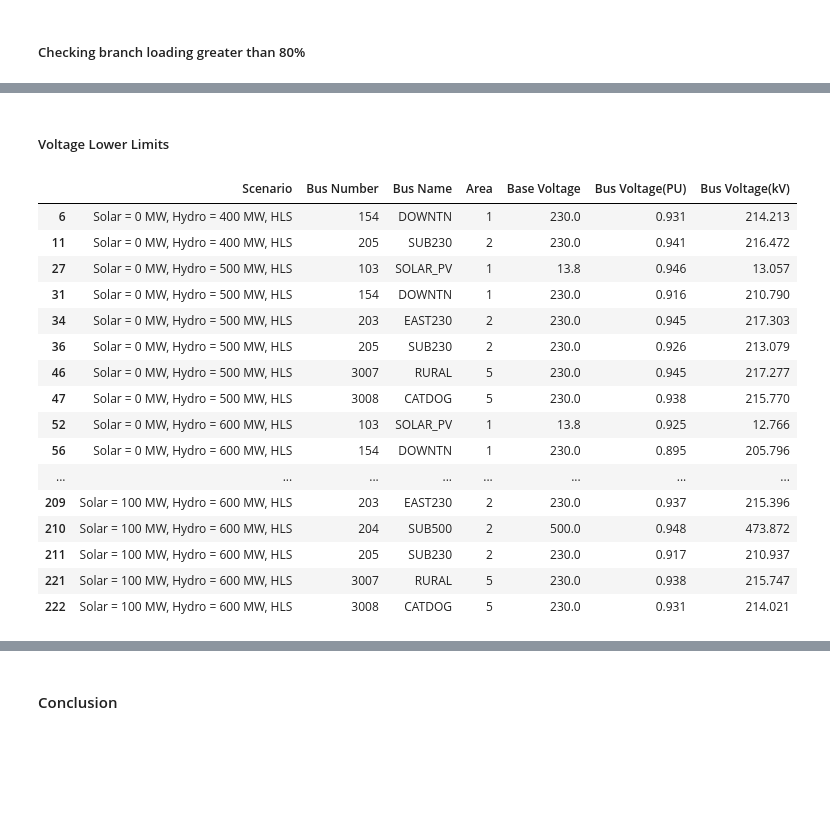
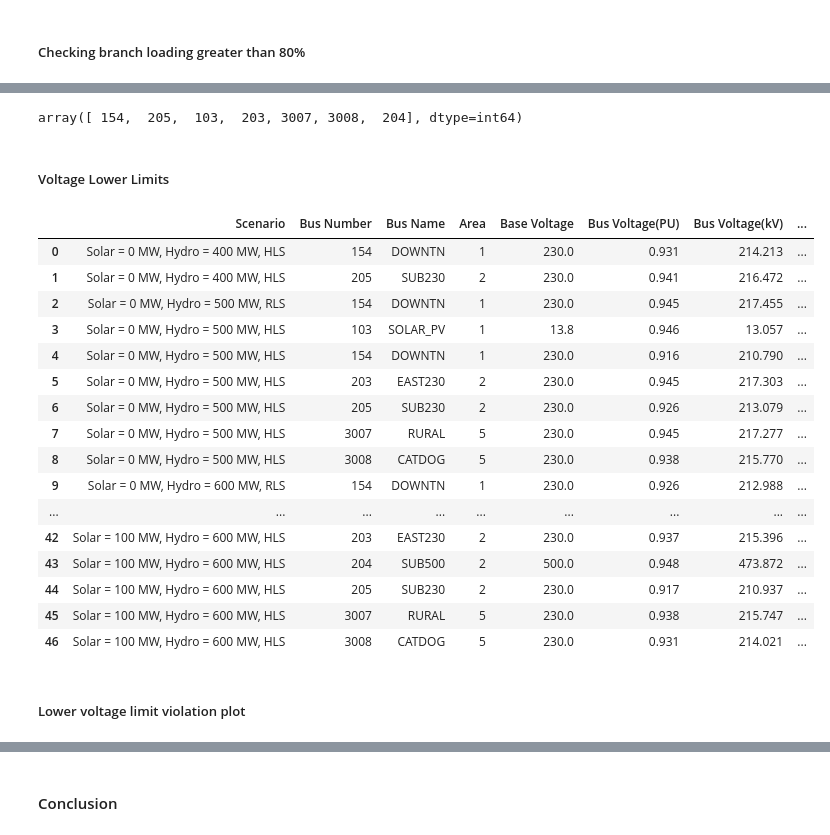
Before and after one commit to jessla89/PSSE-Data-Extraction, a Jupyter notebook: limit_checking_Topology_3.ipynb, the cells around one changed output, grey strips where cells are left out. Saved outputs shown, nothing was run; the diff lists cells and outputs as text; code cells hidden in the pictures; blank space fills up the shorter version.

```diff
--- a/limit_checking_Topology_3.ipynb
+++ b/limit_checking_Topology_3.ipynb
@@ -23,7 +24,7 @@ for gen in list_gens:
             file_csv_out = 'savnw_sol_' + str(gen) +'_hy_' +str(gen_hy) +'_' + str(lsc)+'_l.csv'
             data_load = pd.read_csv(file_csv_out,header=1, skiprows=0)
             # Extracted data contains branch loading from the metered and non-metered ends. The data is filtered to obtain the branch loading from the metered end.
-            data_fil = data_load[data_load['From Bus']!=data_load['Non Metered Bus']].reset_index(drop=True)
+            data_fil = data_load
             data_fil['From Bus V'] = data_fil['From Bus Ext'].str.extract(r'(\d+\.\d+)')
             data_fil['To Bus V'] = data_fil['To Bus Ext'].str.extract(r'(\d+\.\d+)')
             data_fil['Scenario']= 'Solar = ' + str(gen) + ' MW, ' +'Hydro = ' +str(gen_hy) +' MW, ' + lsc.upper()
@@ -134,22 +286,29 @@ data_all_volt[data_all_volt['Bus Voltage(PU)']>1.05].reset_index(drop=True)
+# %%
+data_all_volt[data_all_volt['Bus Voltage(PU)']<0.95].reset_index(drop=True)['Bus Number'].unique()
+# %% [output]
+array([ 154,  205,  103,  203, 3007, 3008,  204], dtype=int64)
 # %% [markdown]
 ##### Voltage Lower Limits
 # %%
-data_all_volt[data_all_volt['Bus Voltage(PU)']<0.95]
+volt_low = data_all_volt[data_all_volt['Bus Voltage(PU)']<0.95].reset_index(drop=True)
+volt_low
 # %% [output]
-|  | Scenario | Bus Number | Bus Name | Area | Base Voltage | Bus Voltage(PU) | Bus Voltage(kV) |
-| 6 | Solar = 0 MW, Hydro = 400 MW, HLS | 154 | DOWNTN | 1 | 230.0 | 0.931 | 214.213 |
-| 11 | Solar = 0 MW, Hydro = 400 MW, HLS | 205 | SUB230 | 2 | 230.0 | 0.941 | 216.472 |
-| 27 | Solar = 0 MW, Hydro = 500 MW, HLS | 103 | SOLAR_PV | 1 | 13.8 | 0.946 | 13.057 |
-| 31 | Solar = 0 MW, Hydro = 500 MW, HLS | 154 | DOWNTN | 1 | 230.0 | 0.916 | 210.790 |
-| 34 | Solar = 0 MW, Hydro = 500 MW, HLS | 203 | EAST230 | 2 | 230.0 | 0.945 | 217.303 |
-| 36 | Solar = 0 MW, Hydro = 500 MW, HLS | 205 | SUB230 | 2 | 230.0 | 0.926 | 213.079 |
-| 46 | Solar = 0 MW, Hydro = 500 MW, HLS | 3007 | RURAL | 5 | 230.0 | 0.945 | 217.277 |
-| 47 | Solar = 0 MW, Hydro = 500 MW, HLS | 3008 | CATDOG | 5 | 230.0 | 0.938 | 215.770 |
-| 52 | Solar = 0 MW, Hydro = 600 MW, HLS | 103 | SOLAR_PV | 1 | 13.8 | 0.925 | 12.766 |
-| 56 | Solar = 0 MW, Hydro = 600 MW, HLS | 154 | DOWNTN | 1 | 230.0 | 0.895 | 205.796 |
-| ... | ... | ... | ... | ... | ... | ... | ... |
-| 209 | Solar = 100 MW, Hydro = 600 MW, HLS | 203 | EAST230 | 2 | 230.0 | 0.937 | 215.396 |
-| 210 | Solar = 100 MW, Hydro = 600 MW, HLS | 204 | SUB500 | 2 | 500.0 | 0.948 | 473.872 |
-| 211 | Solar = 100 MW, Hydro = 600 MW, HLS | 205 | SUB230 | 2 | 230.0 | 0.917 | 210.937 |
-| 221 | Solar = 100 MW, Hydro = 600 MW, HLS | 3007 | RURAL | 5 | 230.0 | 0.938 | 215.747 |
-| 222 | Solar = 100 MW, Hydro = 600 MW, HLS | 3008 | CATDOG | 5 | 230.0 | 0.931 | 214.021 |
+|  | Scenario | Bus Number | Bus Name | Area | Base Voltage | Bus Voltage(PU) | Bus Voltage(kV) | ... |
+| 0 | Solar = 0 MW, Hydro = 400 MW, HLS | 154 | DOWNTN | 1 | 230.0 | 0.931 | 214.213 | ... |
+| 1 | Solar = 0 MW, Hydro = 400 MW, HLS | 205 | SUB230 | 2 | 230.0 | 0.941 | 216.472 | ... |
+| 2 | Solar = 0 MW, Hydro = 500 MW, RLS | 154 | DOWNTN | 1 | 230.0 | 0.945 | 217.455 | ... |
+| 3 | Solar = 0 MW, Hydro = 500 MW, HLS | 103 | SOLAR_PV | 1 | 13.8 | 0.946 | 13.057 | ... |
+| 4 | Solar = 0 MW, Hydro = 500 MW, HLS | 154 | DOWNTN | 1 | 230.0 | 0.916 | 210.790 | ... |
+| 5 | Solar = 0 MW, Hydro = 500 MW, HLS | 203 | EAST230 | 2 | 230.0 | 0.945 | 217.303 | ... |
+| 6 | Solar = 0 MW, Hydro = 500 MW, HLS | 205 | SUB230 | 2 | 230.0 | 0.926 | 213.079 | ... |
+| 7 | Solar = 0 MW, Hydro = 500 MW, HLS | 3007 | RURAL | 5 | 230.0 | 0.945 | 217.277 | ... |
+| 8 | Solar = 0 MW, Hydro = 500 MW, HLS | 3008 | CATDOG | 5 | 230.0 | 0.938 | 215.770 | ... |
+| 9 | Solar = 0 MW, Hydro = 600 MW, RLS | 154 | DOWNTN | 1 | 230.0 | 0.926 | 212.988 | ... |
+| ... | ... | ... | ... | ... | ... | ... | ... | ... |
+| 42 | Solar = 100 MW, Hydro = 600 MW, HLS | 203 | EAST230 | 2 | 230.0 | 0.937 | 215.396 | ... |
+| 43 | Solar = 100 MW, Hydro = 600 MW, HLS | 204 | SUB500 | 2 | 500.0 | 0.948 | 473.872 | ... |
+| 44 | Solar = 100 MW, Hydro = 600 MW, HLS | 205 | SUB230 | 2 | 230.0 | 0.917 | 210.937 | ... |
+| 45 | Solar = 100 MW, Hydro = 600 MW, HLS | 3007 | RURAL | 5 | 230.0 | 0.938 | 215.747 | ... |
+| 46 | Solar = 100 MW, Hydro = 600 MW, HLS | 3008 | CATDOG | 5 | 230.0 | 0.931 | 214.021 | ... |
+# %% [markdown]
+##### Lower voltage limit violation plot
```
Also changed, not shown: parts of 45 cells of this notebook.
